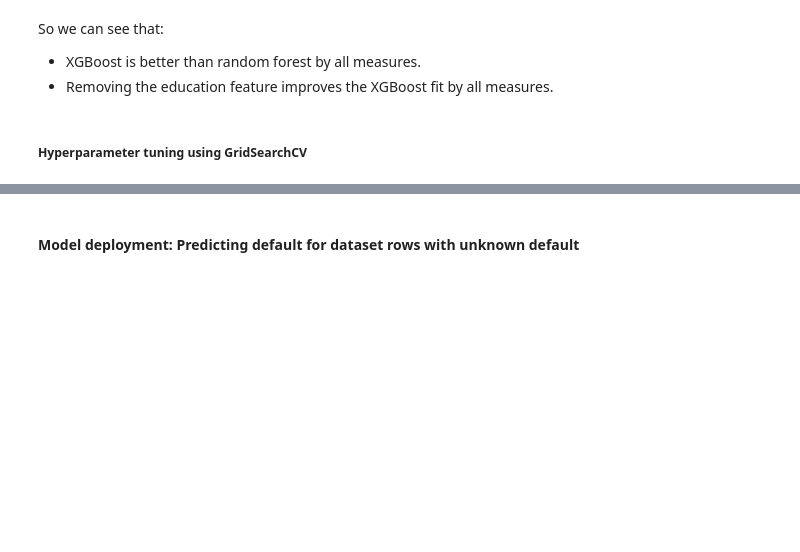
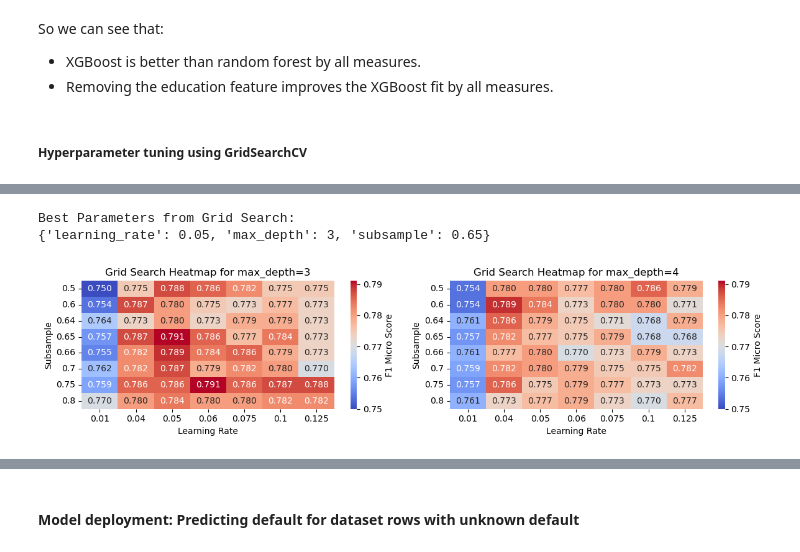
Before and after one commit to piconaut/credit-risk-prediction, a Jupyter notebook: XGBoost_credit_risk_prediction.ipynb, the cells around one changed output, grey strips where cells are left out. Saved outputs shown, nothing was run; the diff lists cells and outputs as text; code cells hidden in the pictures; blank space fills up the shorter version.

Commit message:
Add more analysis of grid search results

```diff
--- a/XGBoost_credit_risk_prediction.ipynb
+++ b/XGBoost_credit_risk_prediction.ipynb
@@ -347,0 +327,56 @@ weighted avg       0.82      0.83      0.81       140
+# %%
+# Analyze grid search results
+
+# Get the best parameters and best estimator
+best_params = grid_search.best_params_
+best_classifier = grid_search.best_estimator_
+print("Best Parameters from Grid Search:")
+print(best_params)
+
+# Function to plot grid search results as heatmaps
+def plot_grid_search_heatmap(data, max_depth, ax, vmin, vmax):
+    # Filter results for the specified max_depth
+    filtered_results = data[data['param_max_depth'] == max_depth]
+
+    # Pivot the DataFrame to create heatmap-friendly format
+    heatmap_data = filtered_results.pivot(
+        index='param_subsample',
+        columns='param_learning_rate',
+        values='mean_test_score'
+    )
+
+    # Plot heatmap
+    sns.heatmap(
+        heatmap_data,
+        annot=True,
+        fmt=".3f",
+        cmap="coolwarm",
+        cbar_kws={'label': 'F1 Micro Score'},
+        ax=ax,
+        vmin=vmin,
+        vmax=vmax
+    )
+    ax.set_title(f"Grid Search Heatmap for max_depth={max_depth}")
+    ax.set_xlabel("Learning Rate")
+    ax.set_ylabel("Subsample")
+
+# Extract grid search results into a DataFrame
+results = pd.DataFrame(grid_search.cv_results_)
+
+# Calculate the shared color scale limits
+vmin = results['mean_test_score'].min()
+vmax = results['mean_test_score'].max()
+
+# Create side-by-side subplots
+fig, axes = plt.subplots(1, 2, figsize=(12, 3), sharey=False)
+
+# Plot heatmaps for max_depth=3 and max_depth=4
+plot_grid_search_heatmap(results, max_depth=3, ax=axes[0], vmin=vmin, vmax=vmax)
+plot_grid_search_heatmap(results, max_depth=4, ax=axes[1], vmin=vmin, vmax=vmax)
+
+plt.tight_layout()
+plt.show()
+# %% [output]
+Best Parameters from Grid Search:
+{'learning_rate': 0.05, 'max_depth': 3, 'subsample': 0.65}
+[figure, added]
```
Also changed, not shown: parts of 12 cells of this notebook.
